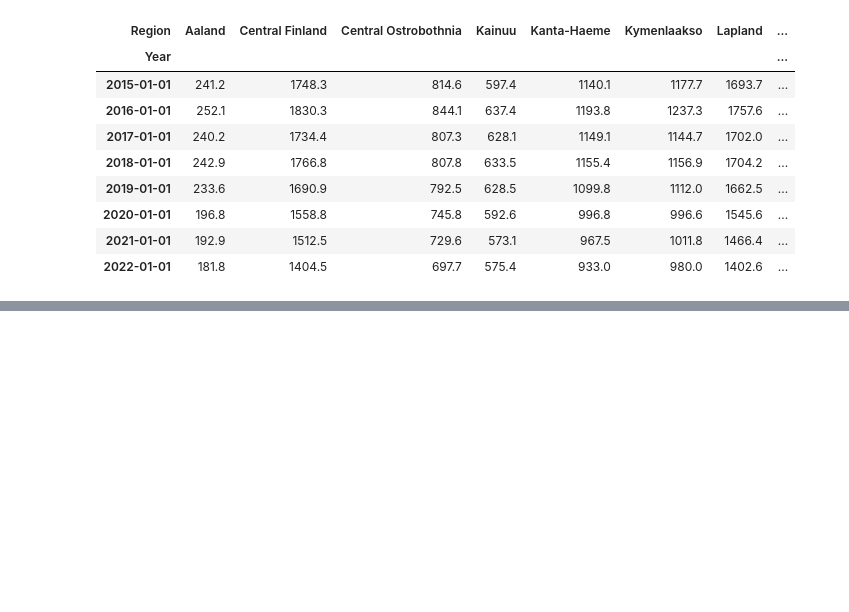
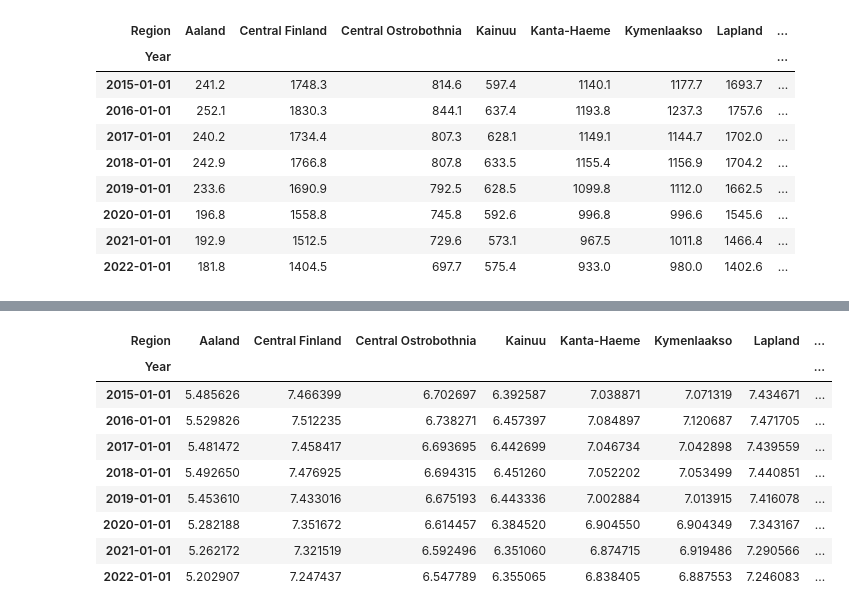
Before and after one commit to NaztyDomingo/Cityplanner_Tool, a Jupyter notebook: multiple_reg_predictions.ipynb, the cells around one changed output, grey strips where cells are left out. Drawn from its saved outputs; the diff is of its cells as text; code cells hidden in the pictures; blank space fills up the shorter version.

```diff
--- a/multiple_reg_predictions.ipynb
+++ b/multiple_reg_predictions.ipynb
@@ -100,0 +48,14 @@ Region          Aaland  Central Finland  Central Ostrobothnia      Kainuu  \
+# %%
+emission_pivot_log = np.log(emission_pivot) # np.log to reduce range of data and stabilize variance
+emission_pivot_log
+# %% [output]
+| Region | Aaland | Central Finland | Central Ostrobothnia | Kainuu | Kanta-Haeme | Kymenlaakso | Lapland | ... |
+| Year |  |  |  |  |  |  |  | ... |
+| 2015-01-01 | 5.485626 | 7.466399 | 6.702697 | 6.392587 | 7.038871 | 7.071319 | 7.434671 | ... |
+| 2016-01-01 | 5.529826 | 7.512235 | 6.738271 | 6.457397 | 7.084897 | 7.120687 | 7.471705 | ... |
+| 2017-01-01 | 5.481472 | 7.458417 | 6.693695 | 6.442699 | 7.046734 | 7.042898 | 7.439559 | ... |
+| 2018-01-01 | 5.492650 | 7.476925 | 6.694315 | 6.451260 | 7.052202 | 7.053499 | 7.440851 | ... |
+| 2019-01-01 | 5.453610 | 7.433016 | 6.675193 | 6.443336 | 7.002884 | 7.013915 | 7.416078 | ... |
+| 2020-01-01 | 5.282188 | 7.351672 | 6.614457 | 6.384520 | 6.904550 | 6.904349 | 7.343167 | ... |
+| 2021-01-01 | 5.262172 | 7.321519 | 6.592496 | 6.351060 | 6.874715 | 6.919486 | 7.290566 | ... |
+| 2022-01-01 | 5.202907 | 7.247437 | 6.547789 | 6.355065 | 6.838405 | 6.887553 | 7.246083 | ... |
```
Also changed, not shown: parts of 6 cells of this notebook.
